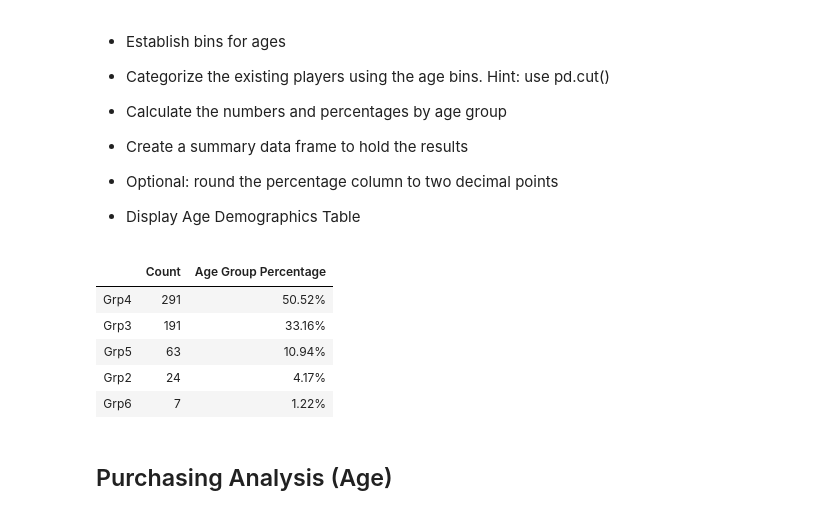
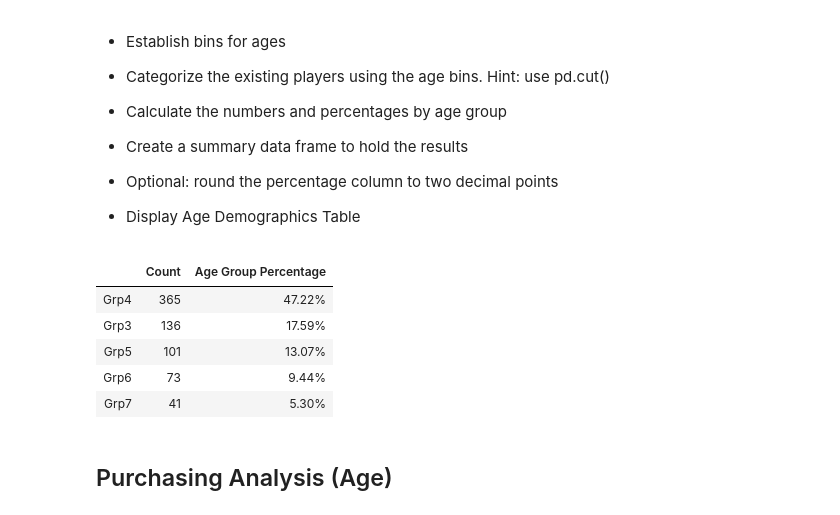
Before and after one commit to narayanan-nithya/HeroesOfPyMoli, a Jupyter notebook: PyMoli_Completed.ipynb, the cells around one changed output. Saved outputs shown, nothing was run; the diff lists cells and outputs as text; code cells hidden in the pictures.

```diff
--- a/PyMoli_Completed.ipynb
+++ b/PyMoli_Completed.ipynb
@@ -86,9 +86,11 @@ summary_df.head()
 
 * Percentage and Count of Other / Non-Disclosed
 # %%
-purchase_data.drop_duplicates(subset="SN",keep='first', inplace=True)
+gender_demo = purchase_data.copy()
 
-players_count = purchase_data["Gender"].value_counts()
+gender_demo.drop_duplicates(subset="SN",keep='first', inplace=True)
+
+players_count = gender_demo["Gender"].value_counts()
 players_demo_df = pd.DataFrame(players_count)
 
 players_demo_df = players_demo_df.rename(columns={"Gender":"Count"})
@@ -165,32 +170,32 @@ gender_purchase_analysis.head()
 # %%
 purchase_data.describe()
 
-bins = [0,5,10,20,30,40,50]
-age_group_names =["Grp1","Grp2","Grp3","Grp4","Grp5","Grp6"]
+bins = [0,10,14,19,24, 29,34,39,40]
+age_group_names =["Grp1","Grp2","Grp3","Grp4","Grp5","Grp6","Grp7","Grp8"]
 
 purchase_data["Age Group"] = pd.cut(purchase_data["Age"],bins, labels=age_group_names, include_lowest=True)
 
 group_total_count = purchase_data["Age Group"].count()
 
 age_group_count = purchase_data["Age Group"].value_counts()
 
 age_group_analysis = pd.DataFrame(age_group_count)
 age_group_analysis
 
 age_group_analysis = age_group_analysis.rename(columns={"Age Group":"Count"})
 
 age_group_analysis["Age Group Percentage"]= round((age_group_analysis["Count"]/group_total_count)*100,2)
 
 
 age_group_analysis["Age Group Percentage"]  = age_group_analysis["Age Group Percentage"].map("{:,.2f}%".format)
 age_group_analysis.head()
 # %% [output]
 |  | Count | Age Group Percentage |
-| Grp4 | 291 | 50.52% |
-| Grp3 | 191 | 33.16% |
-| Grp5 | 63 | 10.94% |
-| Grp2 | 24 | 4.17% |
-| Grp6 | 7 | 1.22% |
+| Grp4 | 365 | 47.22% |
+| Grp3 | 136 | 17.59% |
+| Grp5 | 101 | 13.07% |
+| Grp6 | 73 | 9.44% |
+| Grp7 | 41 | 5.30% |
 # %% [markdown]
 ## Purchasing Analysis (Age)
 # %% [markdown]
```
Also changed, not shown: parts of 5 cells of this notebook.
